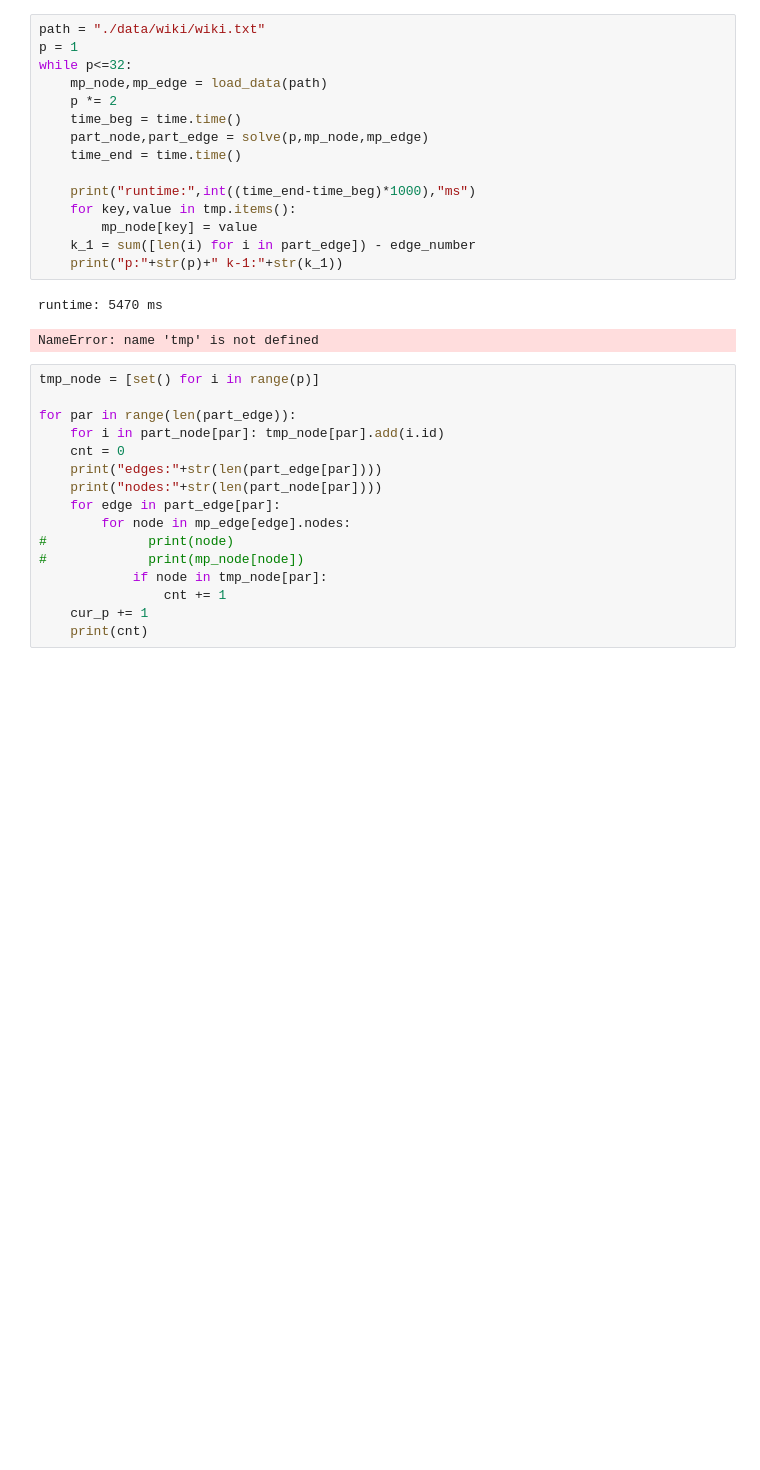
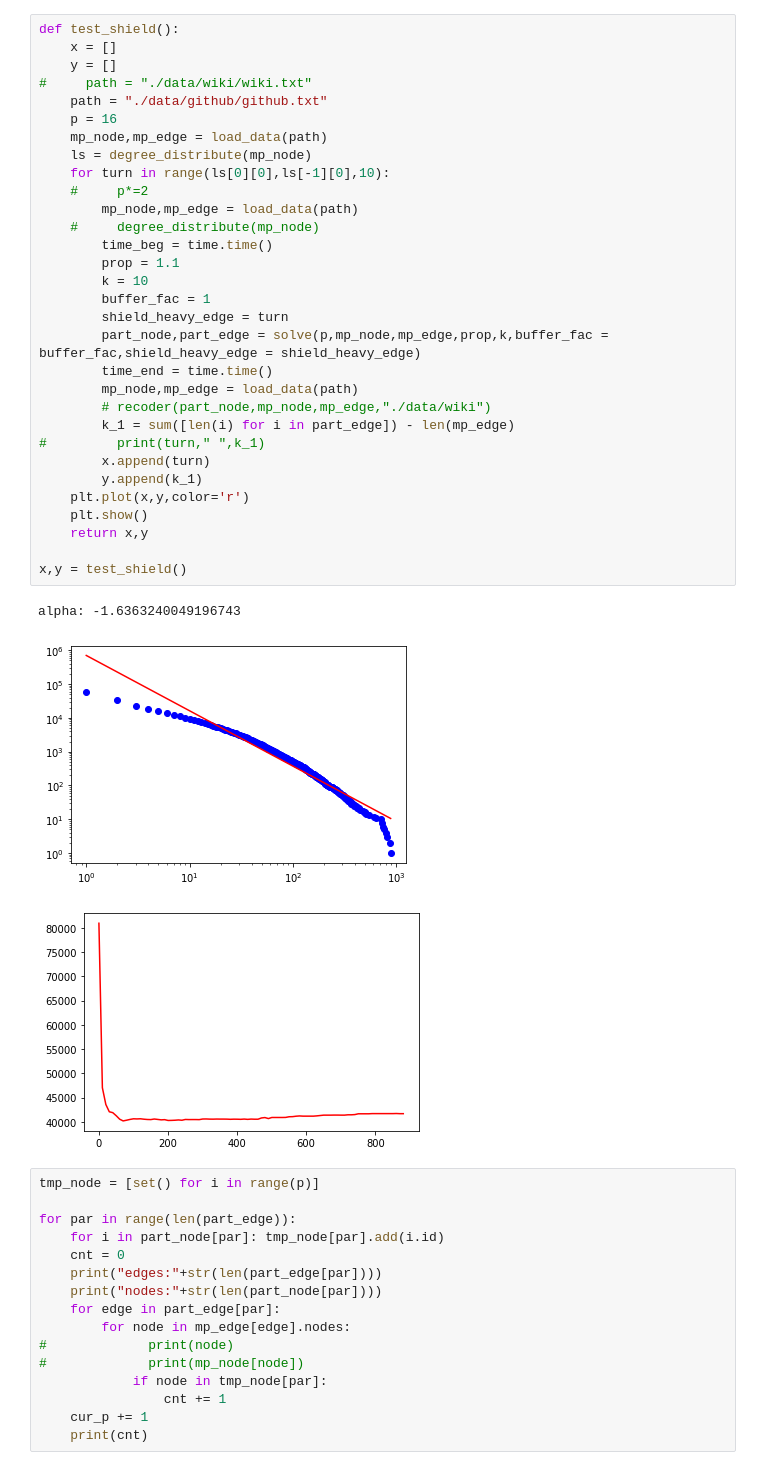
Before and after one commit to guanhuhao/hypergraph, a Jupyter notebook: non-stream bipart.ipynb, the cells around one changed output. Drawn from its saved outputs; the diff is of its cells as text; blank space fills up the shorter version.

```diff
--- a/non-stream bipart.ipynb
+++ b/non-stream bipart.ipynb
@@ -233,21 +293,38 @@ result:
 # %%
-path = "./data/wiki/wiki.txt"
-p = 1
-while p<=32:
+def test_shield():
+    x = []
+    y = []
+#     path = "./data/wiki/wiki.txt"
+    path = "./data/github/github.txt"
+    p = 16
     mp_node,mp_edge = load_data(path)
-    p *= 2
-    time_beg = time.time()
-    part_node,part_edge = solve(p,mp_node,mp_edge)
-    time_end = time.time()
+    ls = degree_distribute(mp_node)
+    for turn in range(ls[0][0],ls[-1][0],10):
+    #     p*=2
+        mp_node,mp_edge = load_data(path)
+    #     degree_distribute(mp_node)
+        time_beg = time.time()
+        prop = 1.1
+        k = 10
+        buffer_fac = 1
+        shield_heavy_edge = turn
+        part_node,part_edge = solve(p,mp_node,mp_edge,prop,k,buffer_fac = buffer_fac,shield_heavy_edge = shield_heavy_edge)
+        time_end = time.time()
+        mp_node,mp_edge = load_data(path)
+        # recoder(part_node,mp_node,mp_edge,"./data/wiki")
+        k_1 = sum([len(i) for i in part_edge]) - len(mp_edge)
+#         print(turn," ",k_1)
+        x.append(turn)
+        y.append(k_1)
+    plt.plot(x,y,color='r')
+    plt.show()
+    return x,y
 
-    print("runtime:",int((time_end-time_beg)*1000),"ms")
-    for key,value in tmp.items():
-        mp_node[key] = value
-    k_1 = sum([len(i) for i in part_edge]) - edge_number
-    print("p:"+str(p)+" k-1:"+str(k_1))
+x,y = test_shield()
 # %% [output]
-runtime: 5470 ms
+alpha: -1.6363240049196743
-NameError: name 'tmp' is not defined
+[figure, added]
+[figure, added]
 # %%
 tmp_node = [set() for i in range(p)]
 
```
Also changed, not shown: parts of 2 cells of this notebook, 1 other file.
